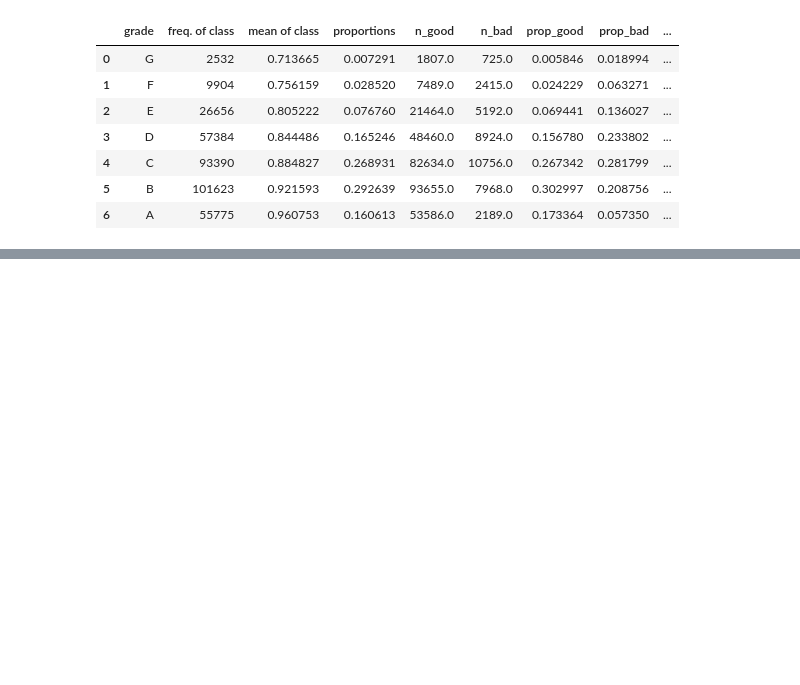
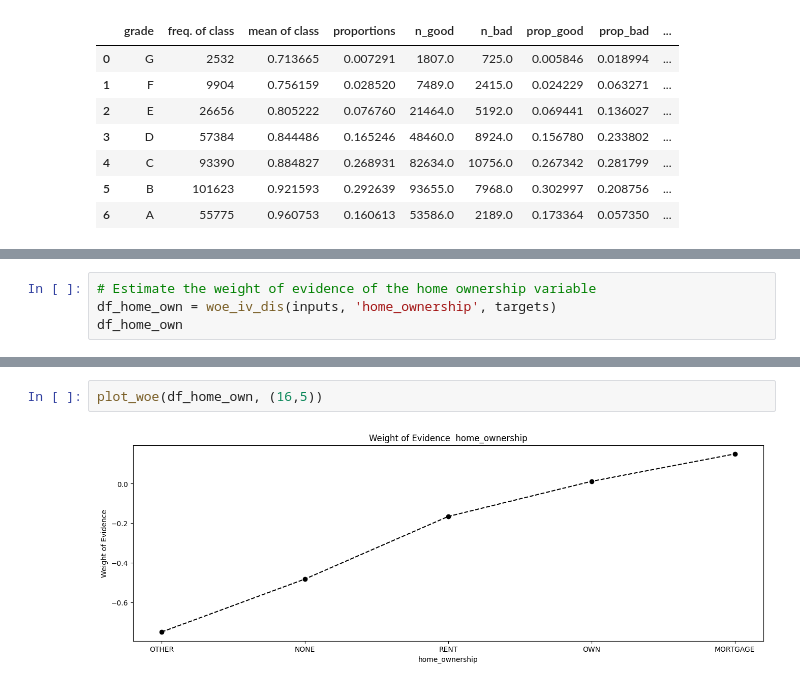
Before and after one commit to OzodbekOzodov/_credit-risk-modeling, a Jupyter notebook: main-project.ipynb, the cells around one changed output, grey strips where cells are left out. Saved outputs shown, nothing was run; the diff lists cells and outputs as text; blank space fills up the shorter version.

```diff
--- a/main-project.ipynb
+++ b/main-project.ipynb
@@ -396,0 +418,4 @@ plot_woe(df_test)
+# %%
+# Estimate the weight of evidence of the home ownership variable
+df_home_own = woe_iv_dis(inputs, 'home_ownership', targets)
+df_home_own
@@ -396,0 +430,4 @@ plot_woe(df_test)
+# %%
+plot_woe(df_home_own, (16,5))
+# %% [output]
+[figure, added]
```
Also changed, not shown: parts of 22 cells of this notebook.
